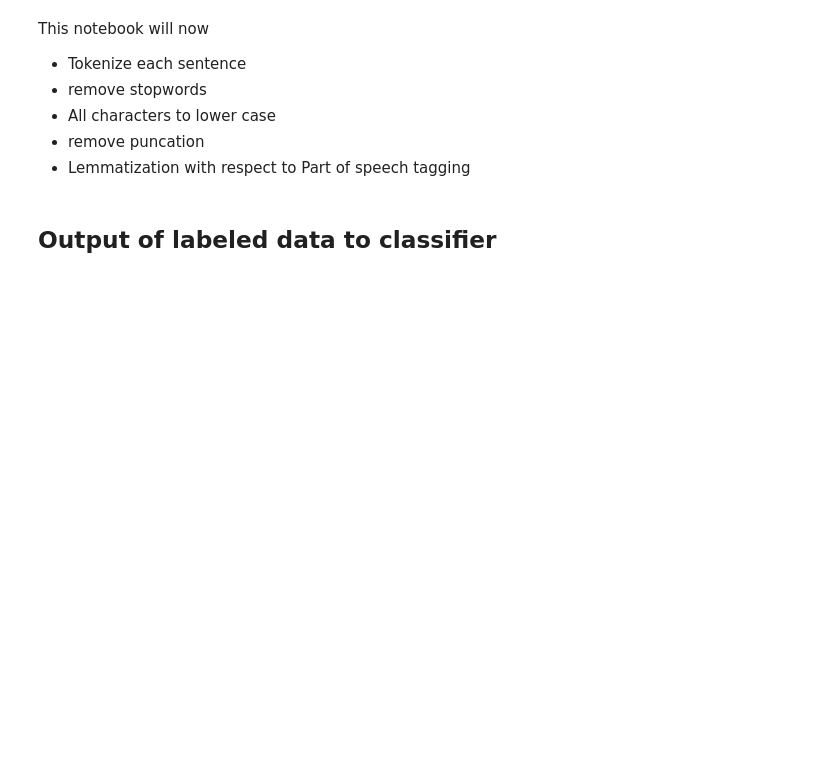
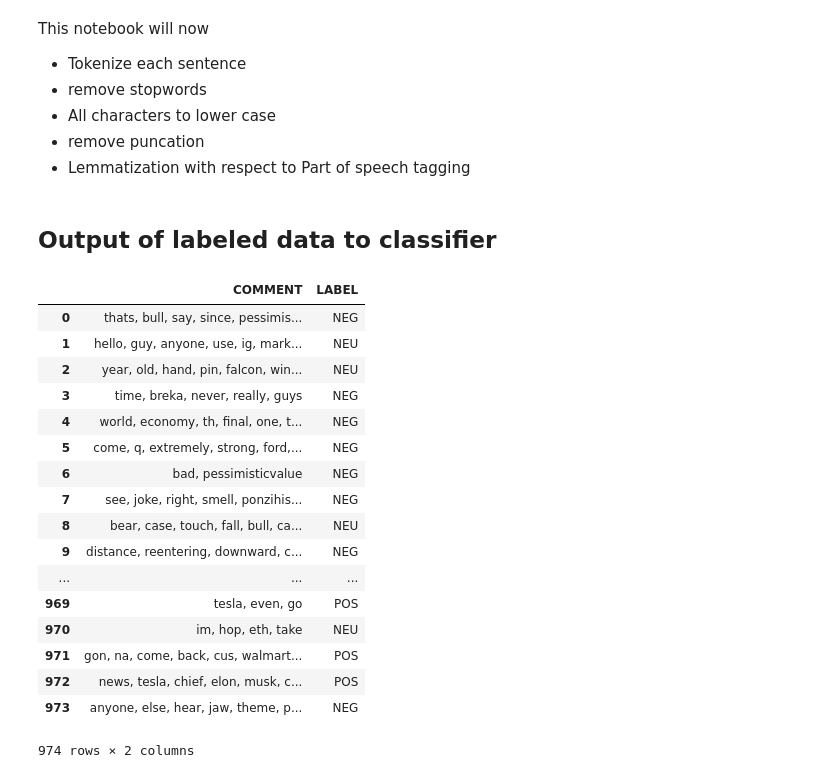
Before and after one commit to falkenovergaard/TA_Exam, a Jupyter notebook: TA_Preprocessing.ipynb, the cells around one changed output. Drawn from its saved outputs; the diff is of its cells as text; code cells hidden in the pictures; blank space fills up the shorter version.

```diff
--- a/TA_Preprocessing.ipynb
+++ b/TA_Preprocessing.ipynb
@@ -227,10 +227,12 @@ def preperation(input_str, ls):
 # %%
 def preprocess(df):
 
-
     df['COMMENT']=df['COMMENT'].apply(lambda x: preperation(x,'lemma'))
     df['COMMENT']=df['COMMENT'].apply(lambda x: ", ".join(x))
-    df = df[pd.notnull(df['COMMENT'])]
+    #df = df[pd.notnull(df['COMMENT'])]
+    df['COMMENT'] = df['COMMENT'].replace('', np.nan)
+    df = df.dropna()
+    df = df.reset_index(drop=True)
 
     return df
 # %%
@@ -244,9 +246,29 @@ df_dj = preprocess(df_dj)
 # %% [markdown]
 ## Output of labeled data to classifier
 # %%
-df_hlabel['COMMENT'] = df_hlabel['COMMENT'].replace('', np.nan)
+#df_hlabel['COMMENT'] = df_hlabel['COMMENT'].replace('', np.nan)
+#df_hlabel = df_hlabel.dropna()
 # %%
-df_hlabel = df_hlabel.dropna()
+df_hlabel
+# %% [output]
+|  | COMMENT | LABEL |
+| 0 | thats, bull, say, since, pessimis... | NEG |
+| 1 | hello, guy, anyone, use, ig, mark... | NEU |
+| 2 | year, old, hand, pin, falcon, win... | NEU |
+| 3 | time, breka, never, really, guys | NEG |
+| 4 | world, economy, th, final, one, t... | NEG |
+| 5 | come, q, extremely, strong, ford,... | NEG |
+| 6 | bad, pessimisticvalue | NEG |
+| 7 | see, joke, right, smell, ponzihis... | NEG |
+| 8 | bear, case, touch, fall, bull, ca... | NEU |
+| 9 | distance, reentering, downward, c... | NEG |
+| ... | ... | ... |
+| 969 | tesla, even, go | POS |
+| 970 | im, hop, eth, take | NEU |
+| 971 | gon, na, come, back, cus, walmart... | POS |
+| 972 | news, tesla, chief, elon, musk, c... | POS |
+| 973 | anyone, else, hear, jaw, theme, p... | NEG |
+974 rows × 2 columns
 # %%
 df_hlabel.to_excel("data/output/clean_handlabeled_data.xlsx", sheet_name='Sheet_1')
 # %%
```
Also changed, not shown: 8 other files.
